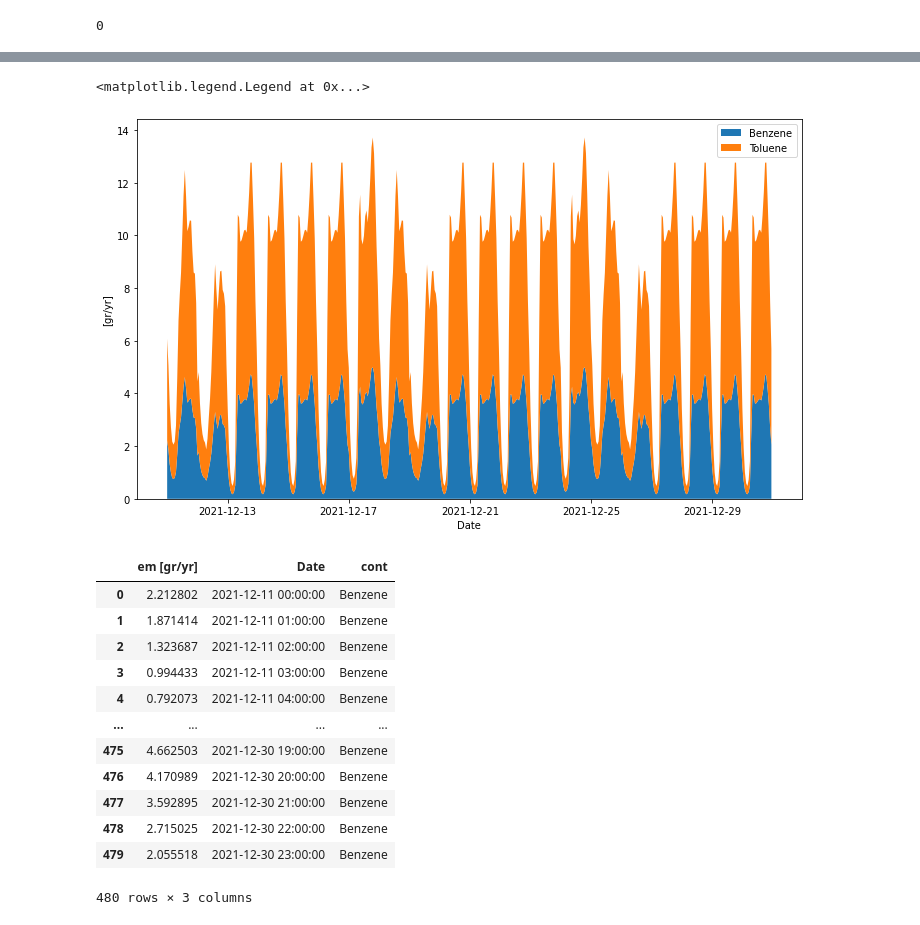
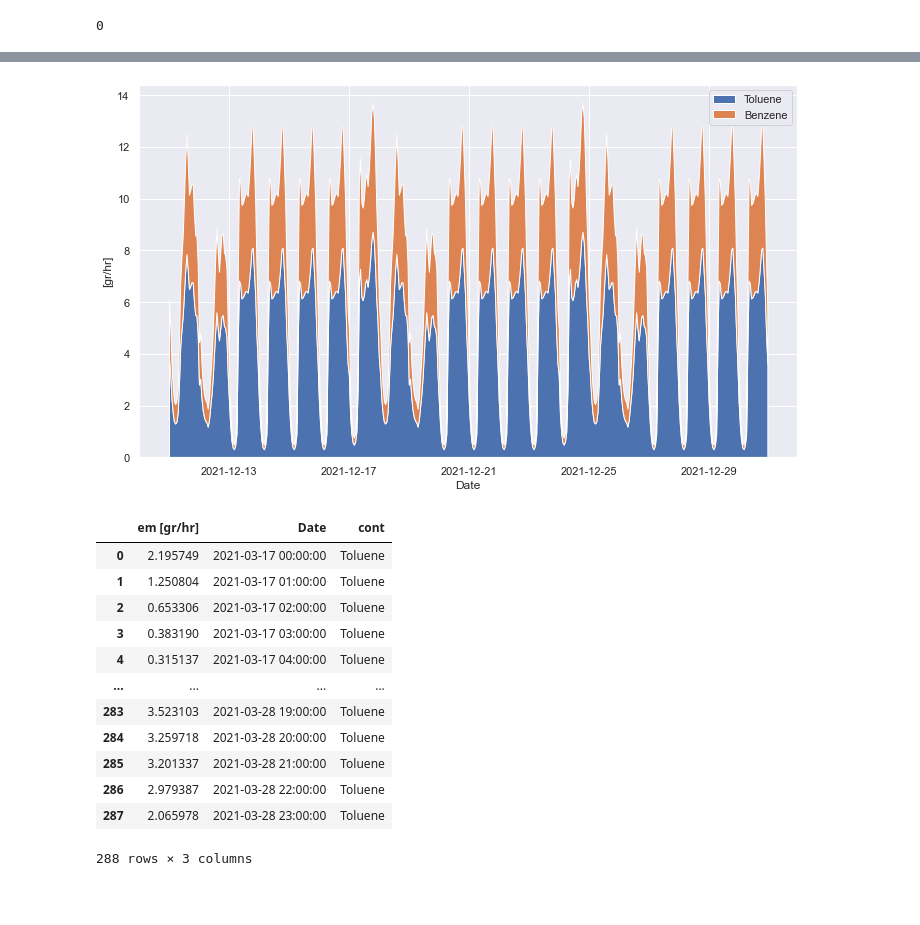
Before and after one commit to Ignvz/copert_5, a Jupyter notebook: Extras/Desgr_Temporal_COVs.ipynb, the cells around one changed output, grey strips where cells are left out. Saved outputs shown, nothing was run; the diff lists cells and outputs as text; code cells hidden in the pictures; blank space fills up the shorter version.

```diff
--- a/Extras/Desgr_Temporal_COVs.ipynb
+++ b/Extras/Desgr_Temporal_COVs.ipynb
@@ -132,37 +132,38 @@ for MES in MESES:
 # %%
 plt.figure(figsize=(10,6), tight_layout=True)
 #plt.title()
 plt.xlabel('Date')
-plt.ylabel('[gr/yr]')
+plt.ylabel('[gr/hr]')
+sns.set_theme()
 
 
 Benzene = pd.read_csv("DICIEMBRE_Benzene (benzol).csv")
 Benzene["Date"] = pd.to_datetime(Benzene["Date"], format='%Y-%m-%d %H:%M:%S')
 Toluene = pd.read_csv("DICIEMBRE_Methylbenzene (toluene).csv")
 Toluene["Date"] = pd.to_datetime(Toluene["Date"], format='%Y-%m-%d %H:%M:%S')
 Benzene["cont"] = "Benzene"
 Toluene["cont"] = "Toluene"
 
-plt.stackplot(Benzene["Date"],Benzene["em [gr/yr]"],Toluene["em [gr/yr]"], labels=["Benzene","Toluene"])
+plt.stackplot(Benzene["Date"],Toluene["em [gr/hr]"],Benzene["em [gr/hr]"], labels=["Toluene","Benzene"])
 #plt.stackplot(Toluene["Date"],Toluene["em [gr/yr]"],'-',label='Toluene')
 plt.legend()
+plt.savefig('DICIEMBRE_TOLUENO_BENCENO.png')
 #plt.show()
 # %% [output]
-<matplotlib.legend.Legend at 0x...>
-[figure, old version]
+[figure, new version]
 # %%
-Benzene
+Toluene
 # %% [output]
-|  | em [gr/yr] | Date | cont |
-| 0 | 2.212802 | 2021-12-11 00:00:00 | Benzene |
-| 1 | 1.871414 | 2021-12-11 01:00:00 | Benzene |
-| 2 | 1.323687 | 2021-12-11 02:00:00 | Benzene |
-| 3 | 0.994433 | 2021-12-11 03:00:00 | Benzene |
-| 4 | 0.792073 | 2021-12-11 04:00:00 | Benzene |
+|  | em [gr/hr] | Date | cont |
+| 0 | 2.195749 | 2021-03-17 00:00:00 | Toluene |
+| 1 | 1.250804 | 2021-03-17 01:00:00 | Toluene |
+| 2 | 0.653306 | 2021-03-17 02:00:00 | Toluene |
+| 3 | 0.383190 | 2021-03-17 03:00:00 | Toluene |
+| 4 | 0.315137 | 2021-03-17 04:00:00 | Toluene |
 | ... | ... | ... | ... |
-| 475 | 4.662503 | 2021-12-30 19:00:00 | Benzene |
-| 476 | 4.170989 | 2021-12-30 20:00:00 | Benzene |
-| 477 | 3.592895 | 2021-12-30 21:00:00 | Benzene |
-| 478 | 2.715025 | 2021-12-30 22:00:00 | Benzene |
-| 479 | 2.055518 | 2021-12-30 23:00:00 | Benzene |
+| 283 | 3.523103 | 2021-03-28 19:00:00 | Toluene |
+| 284 | 3.259718 | 2021-03-28 20:00:00 | Toluene |
+| 285 | 3.201337 | 2021-03-28 21:00:00 | Toluene |
+| 286 | 2.979387 | 2021-03-28 22:00:00 | Toluene |
+| 287 | 2.065978 | 2021-03-28 23:00:00 | Toluene |
-480 rows × 3 columns
+288 rows × 3 columns
```
Also changed, not shown: parts of 5 cells of this notebook, 55 other files.
